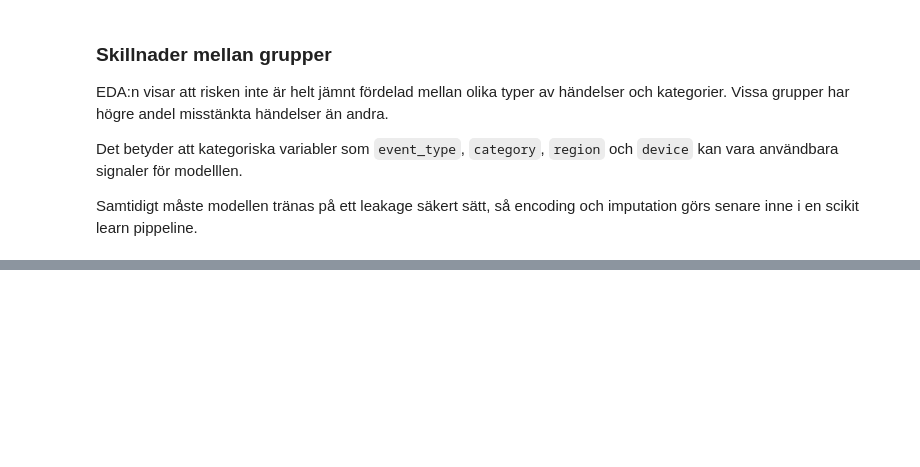
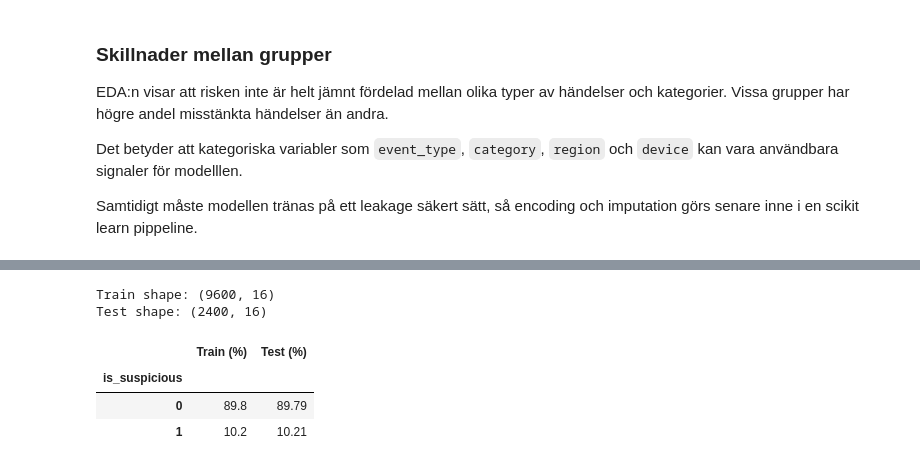
Before and after one commit to SoroushGReza/marketplace-safety-ml, a Jupyter notebook: notebooks/report.ipynb, the cells around one changed output, grey strips where cells are left out. Drawn from its saved outputs; the diff is of its cells as text; code cells hidden in the pictures; blank space fills up the shorter version.

Commit message:
Add train test split and preprocessing pipeline

```diff
--- a/notebooks/report.ipynb
+++ b/notebooks/report.ipynb
@@ -241,0 +274,25 @@ Samtidigt måste modellen tränas på ett leakage säkert sätt, så encoding oc
+# %%
+X_train, X_test, y_train, y_test = train_test_split(
+    X,
+    y,
+    test_size=0.2,
+    random_state=RANDOM_STATE,
+    stratify=y
+)
+
+print("Train shape:", X_train.shape)
+print("Test shape:", X_test.shape)
+
+split_distribution = pd.DataFrame({
+    "Train (%)": (y_train.value_counts(normalize=True).sort_index() * 100).round(2),
+    "Test (%)": (y_test.value_counts(normalize=True).sort_index() * 100).round(2),
+})
+
+split_distribution
+# %% [output]
+Train shape: (9600, 16)
+Test shape: (2400, 16)
+|  | Train (%) | Test (%) |
+| is_suspicious |  |  |
+| 0 | 89.8 | 89.79 |
+| 1 | 10.2 | 10.21 |
```
Also changed, not shown: parts of 6 cells of this notebook.
